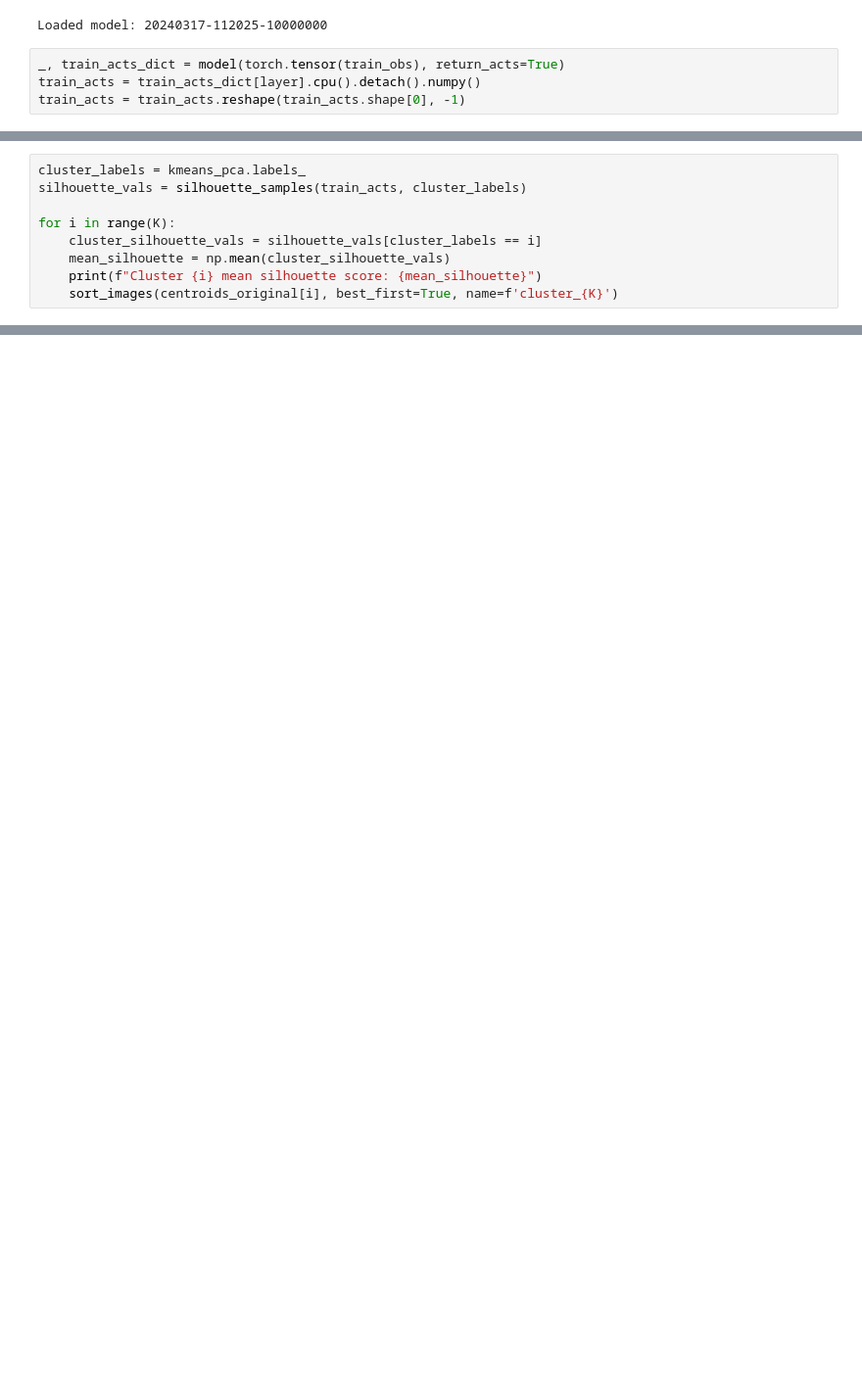
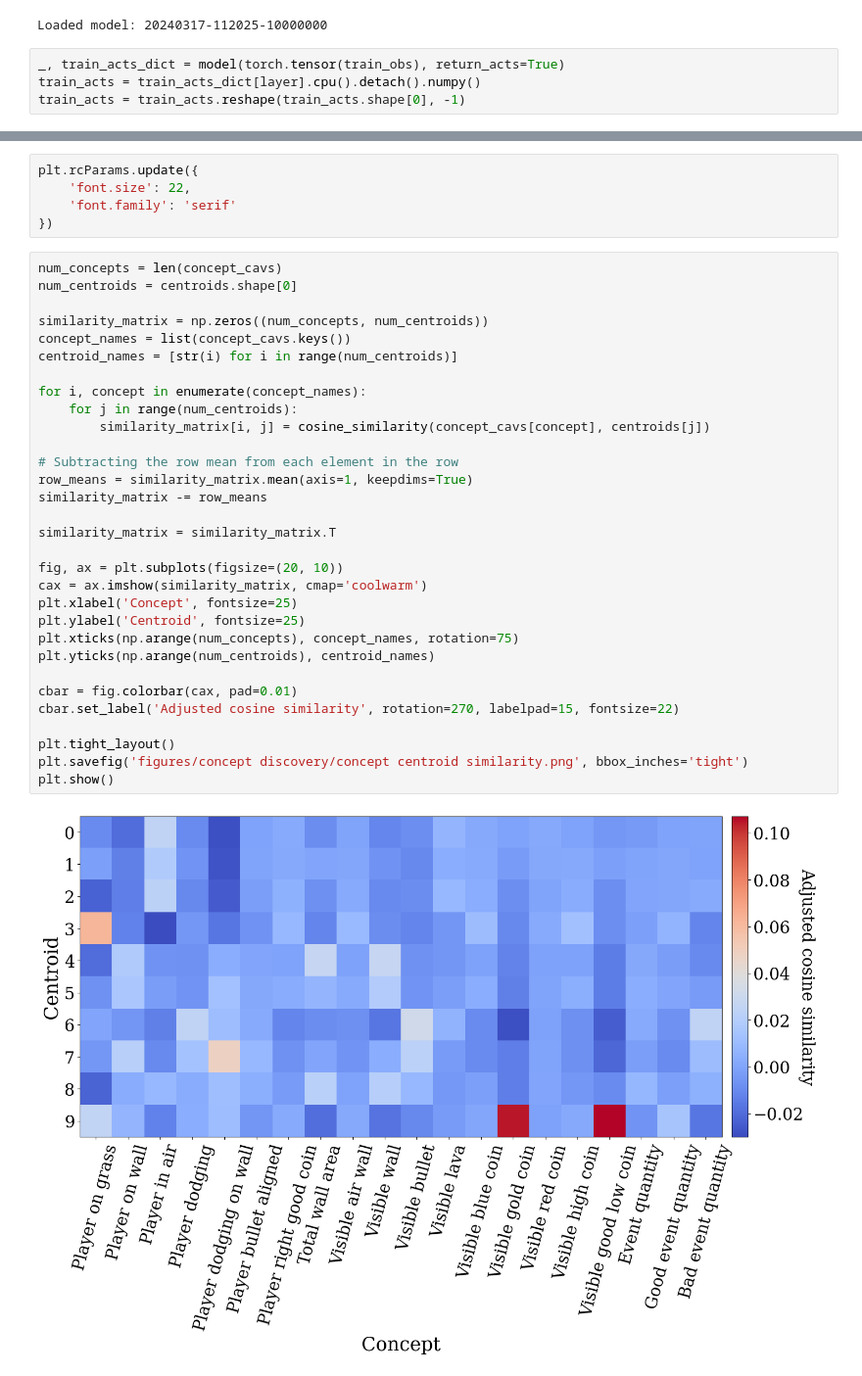
Before and after one commit to JacobLyLa/Qrunner-XAI, a Jupyter notebook: notebooks/concept_discovery.ipynb, the cells around one changed output, grey strips where cells are left out. Shown at 98% size. Cells and saved outputs as stored; diff of their text form; blank space fills up the shorter version.

```diff
--- a/notebooks/concept_discovery.ipynb
+++ b/notebooks/concept_discovery.ipynb
@@ -198,9 +155,0 @@ plt.show()
-# %%
-cluster_labels = kmeans_pca.labels_
-silhouette_vals = silhouette_samples(train_acts, cluster_labels)
-
-for i in range(K):
-    cluster_silhouette_vals = silhouette_vals[cluster_labels == i]
-    mean_silhouette = np.mean(cluster_silhouette_vals)
-    print(f"Cluster {i} mean silhouette score: {mean_silhouette}")
-    sort_images(centroids_original[i], best_first=True, name=f'cluster_{K}')
@@ -220,0 +156,38 @@ Cluster 5 mean silhouette score: 0.22239264845848083
+# %%
+plt.rcParams.update({
+    'font.size': 22,
+    'font.family': 'serif'
+})
+# %%
+num_concepts = len(concept_cavs)
+num_centroids = centroids.shape[0]
+
+similarity_matrix = np.zeros((num_concepts, num_centroids))
+concept_names = list(concept_cavs.keys())
+centroid_names = [str(i) for i in range(num_centroids)]
+
+for i, concept in enumerate(concept_names):
+    for j in range(num_centroids):
+        similarity_matrix[i, j] = cosine_similarity(concept_cavs[concept], centroids[j])
+
+# Subtracting the row mean from each element in the row
+row_means = similarity_matrix.mean(axis=1, keepdims=True)
+similarity_matrix -= row_means
+
+similarity_matrix = similarity_matrix.T
+
+fig, ax = plt.subplots(figsize=(20, 10))
+cax = ax.imshow(similarity_matrix, cmap='coolwarm')
+plt.xlabel('Concept', fontsize=25)
+plt.ylabel('Centroid', fontsize=25)
+plt.xticks(np.arange(num_concepts), concept_names, rotation=75)
+plt.yticks(np.arange(num_centroids), centroid_names)
+
+cbar = fig.colorbar(cax, pad=0.01)
+cbar.set_label('Adjusted cosine similarity', rotation=270, labelpad=15, fontsize=22)
+
+plt.tight_layout()
+plt.savefig('figures/concept discovery/concept centroid similarity.png', bbox_inches='tight')
+plt.show()
+# %% [output]
+[figure, added]
```
Also changed, not shown: parts of 12 cells of this notebook, 28 other files.
